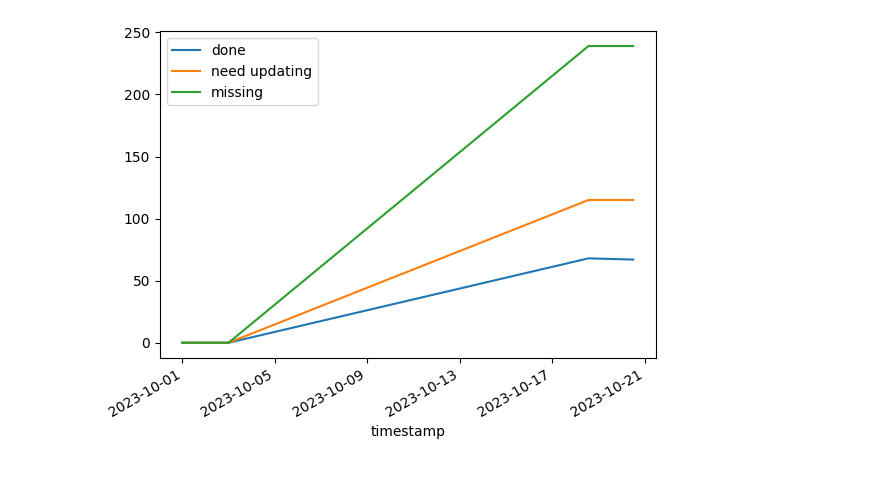
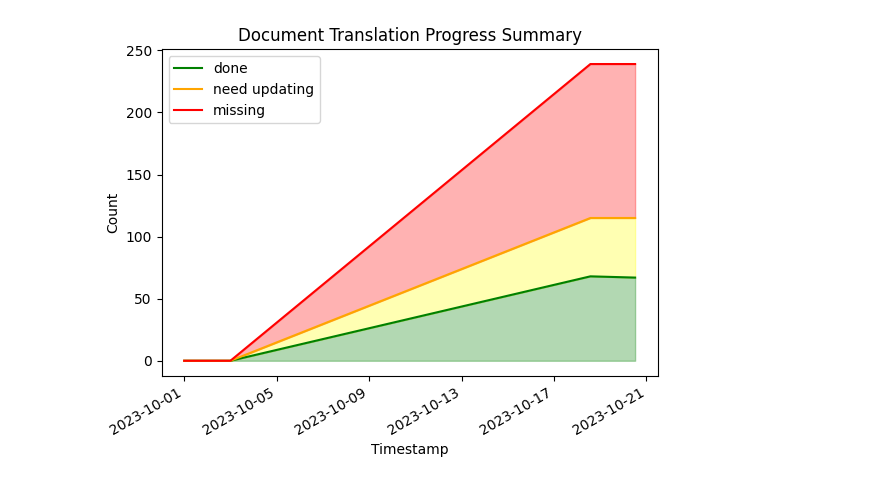
Before and after one commit to okonomi/astro-docs-translation-stats, a Jupyter notebook: stats.ipynb, the cells around one changed output. Cells and saved outputs as stored; diff of their text form; code cells hidden in the pictures.

Commit message:
fill color

```diff
--- a/stats.ipynb
+++ b/stats.ipynb
@@ -1,12 +1,22 @@
 # %%
 import pandas as pd
+import matplotlib.pyplot as plt
 
 df = pd.read_json("./data.jsonl", lines=True)
 
 df['timestamp'] = pd.to_datetime(df['timestamp'])
 df = df.set_index('timestamp')
 
-# グラフを描画する
-ax = df.plot(y=['done', 'need updating', 'missing'], kind='line', stacked=True)
+ax = df.plot(y=['done', 'need updating', 'missing'], kind='line', stacked=True, color=['green', 'orange', 'red'])
+
+ax.fill_between(df.index, df['done'], color='green', alpha=0.3)
+ax.fill_between(df.index, df['done'], df['done'] + df['need updating'], color='yellow', alpha=0.3)
+ax.fill_between(df.index, df['done'] + df['need updating'], df['done'] + df['need updating'] + df['missing'], color='red', alpha=0.3)
+
+plt.title('Document Translation Progress Summary')
+plt.xlabel('Timestamp')
+plt.ylabel('Count')
+
+plt.show()
 # %% [output]
-[figure, old version]
+[figure, new version]
```
